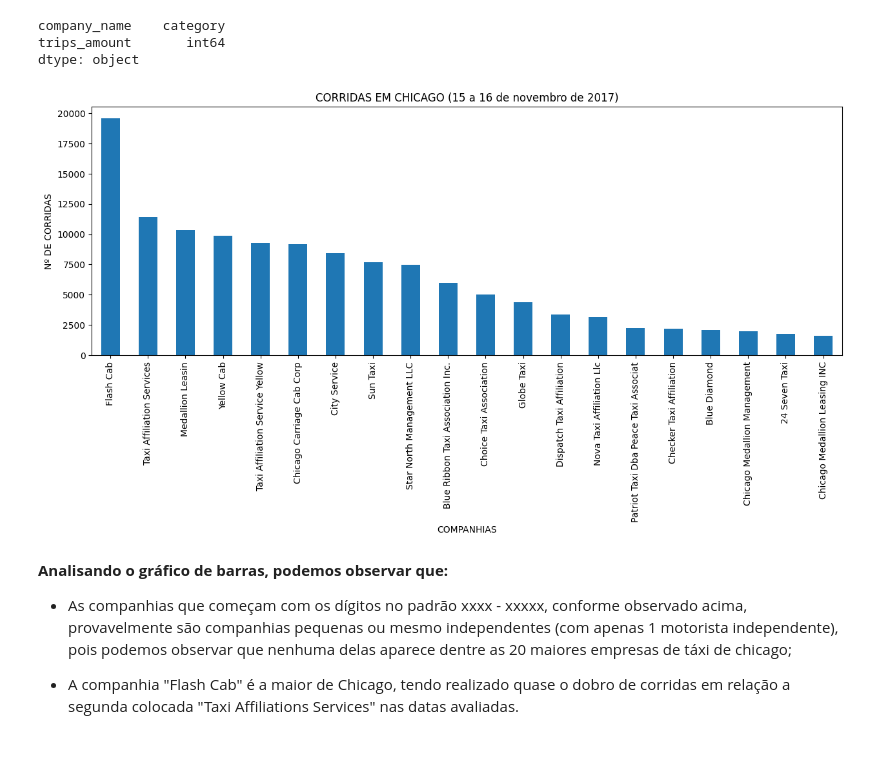
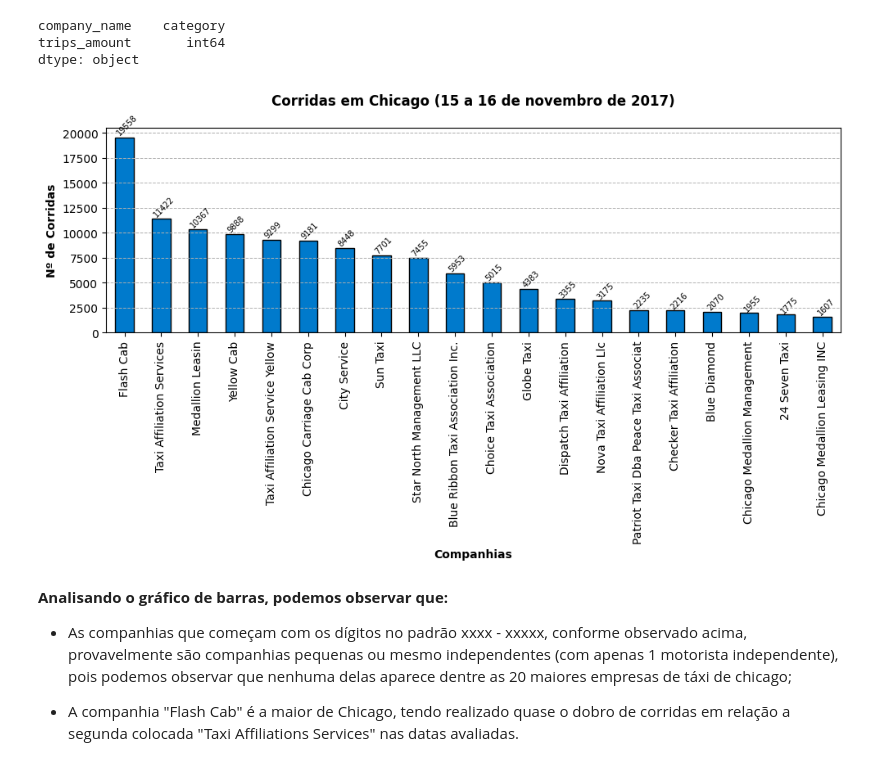
Before and after one commit to Rosental14/Zuber, a Jupyter notebook: projeto_zuber.ipynb, the cells around one changed output. Saved outputs shown, nothing was run; the diff lists cells and outputs as text; code cells hidden in the pictures.

```diff
--- a/projeto_zuber.ipynb
+++ b/projeto_zuber.ipynb
@@ -76,19 +76,35 @@ dtype: object
 # %%
 # Ordenando os dados em ordem decrescente e criando a variável top_20 de companhias de táxi de Chicago
 df_company_top_20 = df_company_trips.sort_values(by = 'trips_amount', ascending = False).set_index('company_name')[0:20]
-# %%
-# plotando um gráfico de barras com as corridas realizadas na cidade de chicago nos dias 15 e 16 de novembro por companhia
-df_company_top_20.plot(kind = 'bar',
-                         figsize = [15, 5],
-                         title = 'CORRIDAS EM CHICAGO (15 a 16 de novembro de 2017)',
-                         xlabel = 'COMPANHIAS',
-                         ylabel = 'Nº DE CORRIDAS',
-                         rot = 90,
-                         legend = False
-                     )
-plt.show()
-# %% [output]
-[figure, removed]
+# %%
+# plotando um gráfico de barras com as corridas realizadas na cidade de chicago nos dias 15 e 16 de novembro por companhia
+ax = df_company_top_20.plot(kind='bar',
+                            figsize=[10, 6],
+                            rot=90,
+                            legend=False,
+                            color='#007acc',
+                            edgecolor='black')
+
+# Adicionando gridlines
+ax.grid(axis='y', linestyle='--', linewidth=0.7)
+ax.set_title('Corridas em Chicago (15 a 16 de novembro de 2017)', fontsize=12, weight='bold', pad=20)
+ax.set_xlabel('Companhias', fontsize=10, weight='bold')
+ax.set_ylabel('Nº de Corridas', fontsize=10, weight='bold')
+
+# Adicionando valores acima das barras
+for p in ax.patches:
+    ax.annotate(str(int(p.get_height())),
+                (p.get_x() * 1.005, p.get_height() * 1.005),
+                rotation=45,
+                ha='left', va='bottom', fontsize=7)
+
+# Ajustando o layout para melhor exibição
+plt.tight_layout()
+
+# Exibindo o gráfico
+plt.show()
+# %% [output]
+[figure, added]
 # %% [markdown]
 **Analisando o gráfico de barras, podemos observar que:**
 
```
Also changed, not shown: parts of 7 cells of this notebook.
